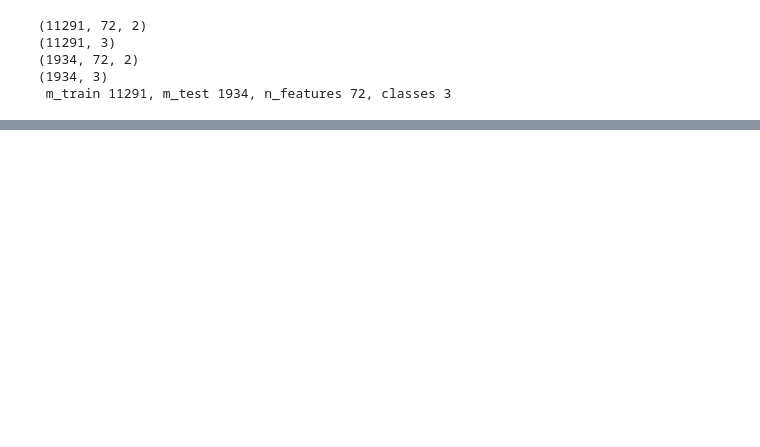
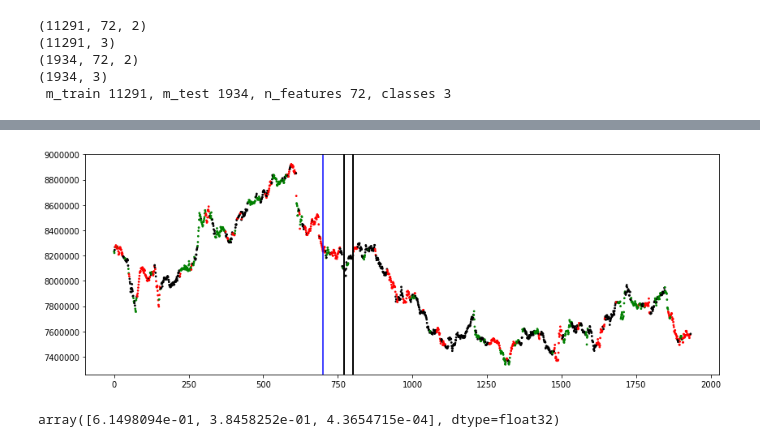
Before and after one commit to IntelligentTrading/science, a Jupyter notebook: 03_ML_Keras_LSTM_Class.ipynb, the cells around one changed output, grey strips where cells are left out. Drawn from its saved outputs; the diff is of its cells as text; code cells hidden in the pictures; blank space fills up the shorter version.

```diff
--- a/03_ML_Keras_LSTM_Class.ipynb
+++ b/03_ML_Keras_LSTM_Class.ipynb
@@ -453,17 +497,32 @@ predicted[100:200,:]
 # %%
+point = 700
+start_of_train_position = point
+position_on_plot = point + win_size
+end_of_future_position = point + win_size + future
+
 
 fig, ax1 = plt.subplots(nrows=1, ncols=1, figsize=(14,5))
 col3 = []
 for p in predicted:
     idx = np.argmax(p)
     if idx == 1:
         color = 'green'
     elif idx == 2:
         color = 'red'
     else:
         color = 'black'
     col3.append(color)
 
 
-ax1.scatter(range(y_tst_price.shape[0]),  y_tst_price, c=col3, s=1)
+ax1.scatter(range(y_tst_price.shape[0]),  y_tst_price, c=col3, s=3)
+
+ax1.axvline(position_on_plot, color=col3[position_on_plot], lw=2)
+ax1.axvline(end_of_future_position, color=col3[position_on_plot], lw=2)
+ax1.axvline(start_of_train_position, color='blue')
+
 plt.show()
+
+predicted[position_on_plot,:]
+# %% [output]
+[figure, added]
+array([6.1498094e-01, 3.8458252e-01, 4.3654715e-04], dtype=float32)
```
Also changed, not shown: parts of 10 cells of this notebook.
